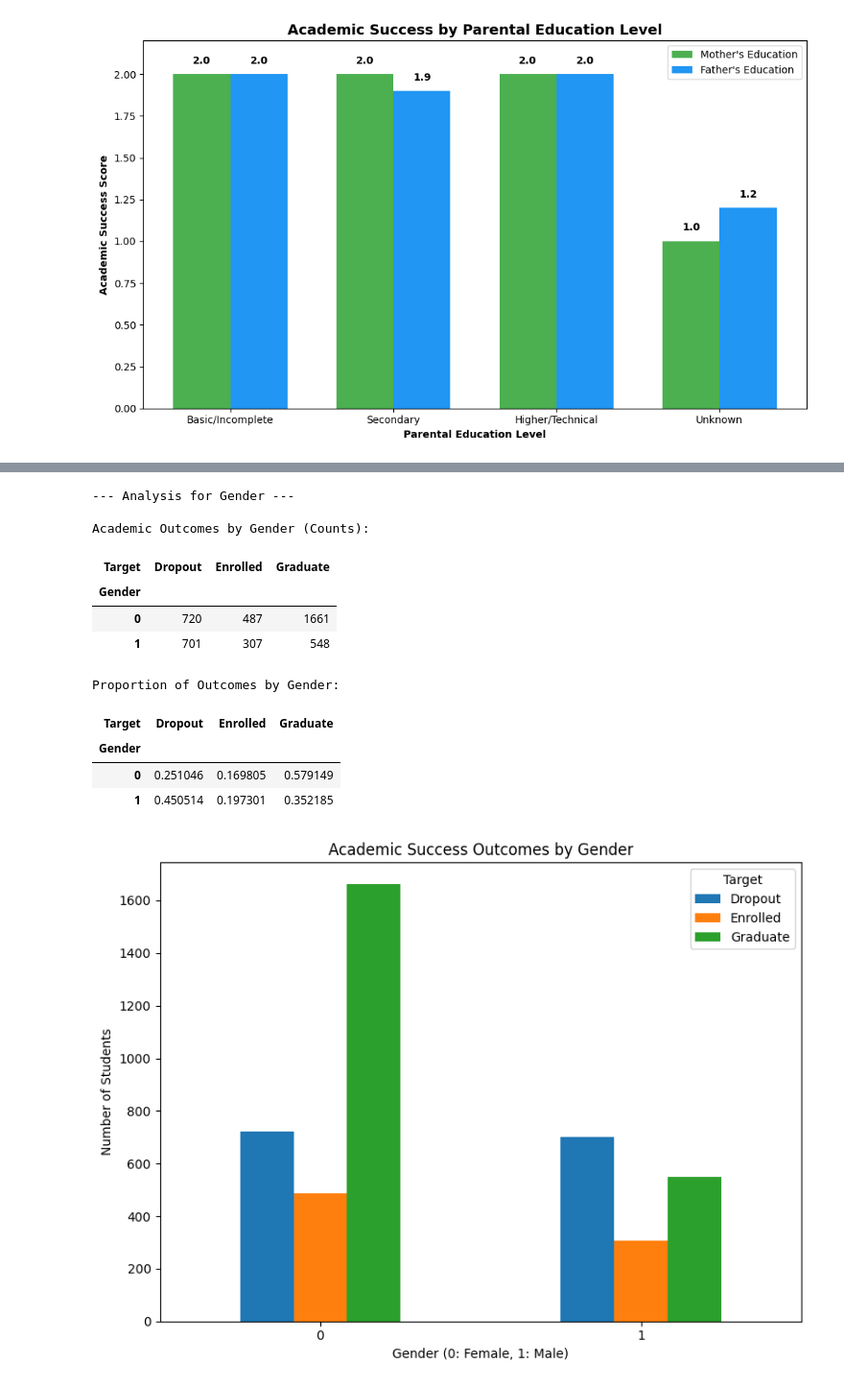
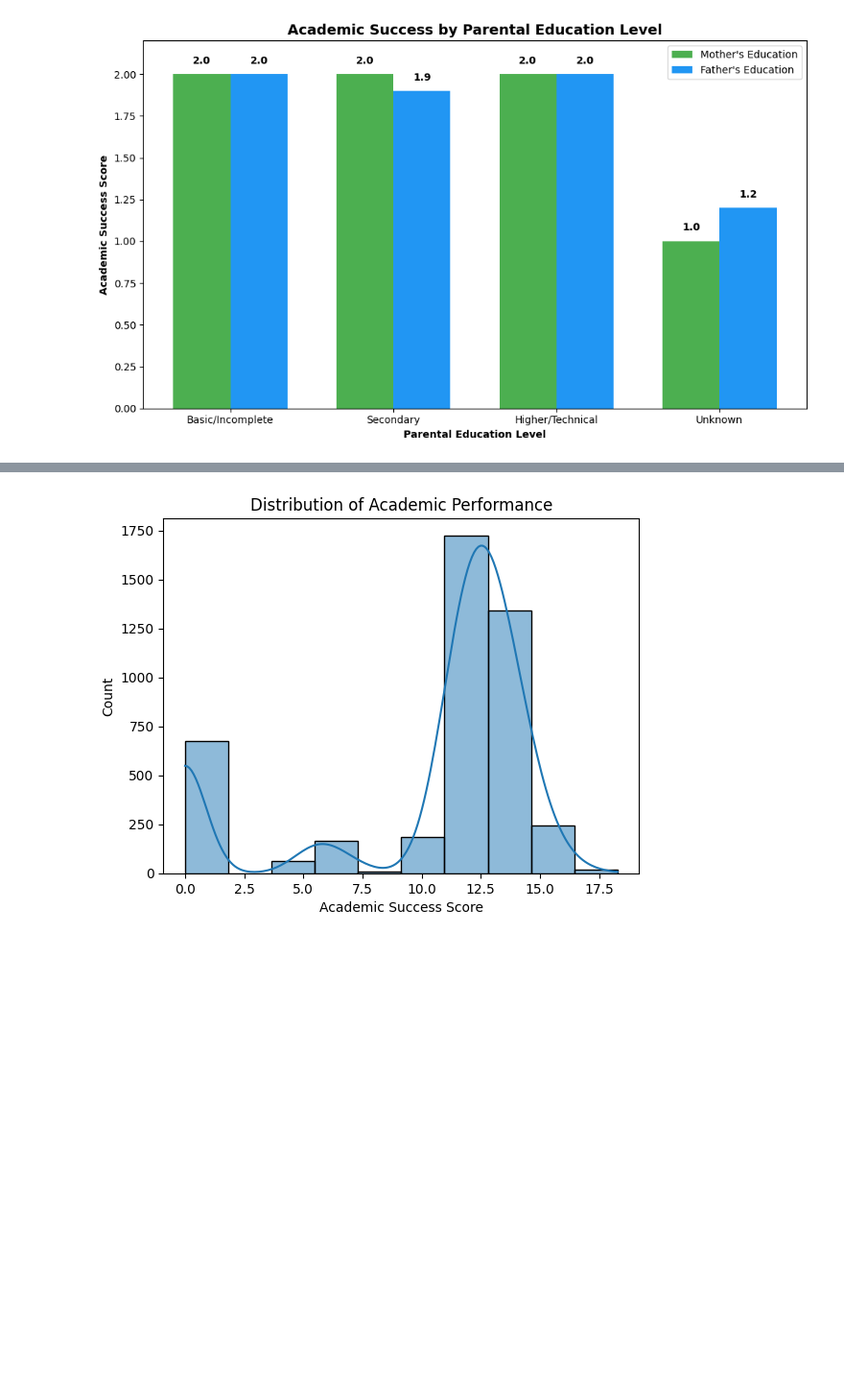
Before and after one commit to yani331/DSRP-Research, a Jupyter notebook: SchoolResearch.ipynb, the cells around one changed output, grey strips where cells are left out. Shown: that part at 96% size. Drawn from its saved outputs; the diff is of its cells as text; code cells hidden in the pictures; blank space fills up the shorter version.

```diff
--- a/SchoolResearch.ipynb
+++ b/SchoolResearch.ipynb
@@ -54,9 +40,7 @@ Requirement already satisfied: six>=1.5 in /usr/local/lib/python3.11/dist-packag
 # %%
 from ucimlrepo import fetch_ucirepo
 
-School_data = fetch_ucirepo(id=697)
-
-School_features = School_data.data.features
-School_targets = School_data.data.targets
-
-School_features.head()
+School = fetch_ucirepo(id=697)
+School_features = School.data.features
+School_targets = School.data.targets
+School_data = pd.concat([School_features, School_targets], axis=1)
@@ -253,32 +92,12 @@ Proportion of Outcomes by Age at Enrollment Bins:
-# %%
-print("\n--- Analysis for Gender ---")
-
-grouped_gender = df_analysis.groupby(['Gender', 'Target']).size().unstack(fill_value=0)
-print("\nAcademic Outcomes by Gender (Counts):")
-display(grouped_gender)
-
-gender_props = grouped_gender.apply(lambda x: x / x.sum(), axis=1)
-print("\nProportion of Outcomes by Gender:")
-display(gender_props)
-
-grouped_gender.plot(kind='bar', figsize=(8, 6))
-plt.title('Academic Success Outcomes by Gender')
-plt.xlabel('Gender (0: Female, 1: Male)')
-plt.ylabel('Number of Students')
-plt.xticks(rotation=0)
-plt.tight_layout()
-plt.show()
-# %% [output]
---- Analysis for Gender ---
-
-Academic Outcomes by Gender (Counts):
-| Target | Dropout | Enrolled | Graduate |
-| Gender |  |  |  |
-| 0 | 720 | 487 | 1661 |
-| 1 | 701 | 307 | 548 |
-Proportion of Outcomes by Gender:
-| Target | Dropout | Enrolled | Graduate |
-| Gender |  |  |  |
-| 0 | 0.251046 | 0.169805 | 0.579149 |
-| 1 | 0.450514 | 0.197301 | 0.352185 |
-[figure, removed]
+# %%
+import seaborn as sns
+
+# Calculate academic success score (e.g., average grade)
+academic_success_scores = (School_data['Curricular units 1st sem (grade)'] + School_data['Curricular units 2nd sem (grade)']) / 2
+
+sns.histplot(academic_success_scores, bins=10, kde=True)
+plt.title('Distribution of Academic Performance')
+plt.xlabel('Academic Success Score')
+plt.show()
+# %% [output]
+[figure, added]
```
Also changed, not shown: parts of 26 cells of this notebook.
